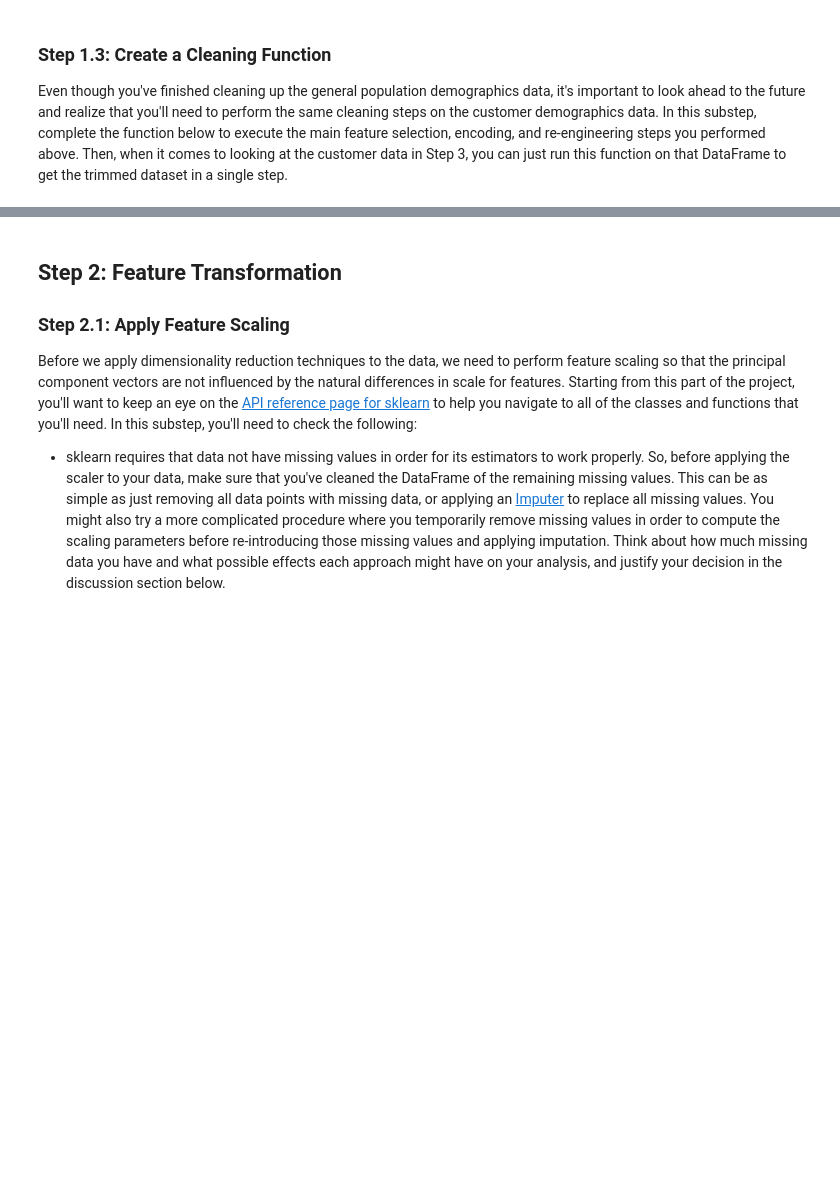
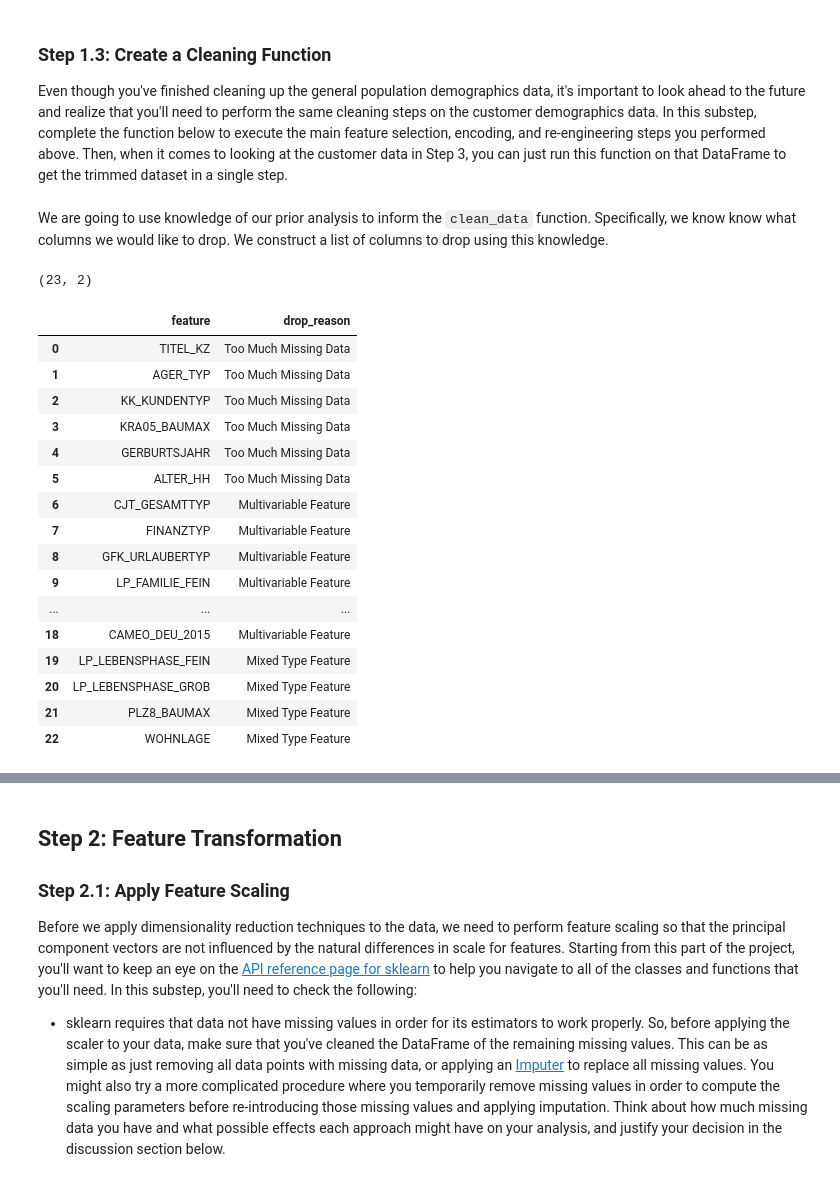
Before and after one commit to dguevar1/identify_customer_segments, a Jupyter notebook: Identify_Customer_Segments.ipynb, the cells around one changed output, grey strips where cells are left out. Drawn from its saved outputs; the diff is of its cells as text; code cells hidden in the pictures; blank space fills up the shorter version.

Commit message:
feat: Check-in updated clean_function.
This commit is to check-in the updated clean_function.

Resolves: #13

```diff
--- a/Identify_Customer_Segments.ipynb
+++ b/Identify_Customer_Segments.ipynb
@@ -2120,3 +2123,56 @@ array([ 1.,  0., nan])
 ### Step 1.3: Create a Cleaning Function
 
 Even though you've finished cleaning up the general population demographics data, it's important to look ahead to the future and realize that you'll need to perform the same cleaning steps on the customer demographics data. In this substep, complete the function below to execute the main feature selection, encoding, and re-engineering steps you performed above. Then, when it comes to looking at the customer data in Step 3, you can just run this function on that DataFrame to get the trimmed dataset in a single step.
+# %% [markdown]
+We are going to use knowledge of our prior analysis to inform the `clean_data` function. Specifically, we know know what columns we would like to drop. We construct a list of columns to drop using this knowledge.
+# %%
+features_to_drop = [{'feature':'TITEL_KZ', 'drop_reason':'Too Much Missing Data'},
+                    {'feature':'AGER_TYP', 'drop_reason':'Too Much Missing Data'},
+                    {'feature':'KK_KUNDENTYP', 'drop_reason':'Too Much Missing Data'},
+                    {'feature':'KRA05_BAUMAX', 'drop_reason':'Too Much Missing Data'},
+                    {'feature':'GERBURTSJAHR', 'drop_reason':'Too Much Missing Data'},
+                    {'feature':'ALTER_HH', 'drop_reason':'Too Much Missing Data'},
+                    {'feature':'CJT_GESAMTTYP', 'drop_reason':'Multivariable Feature'},
+                    {'feature':'FINANZTYP', 'drop_reason':'Multivariable Feature'},
+                    {'feature':'GFK_URLAUBERTYP', 'drop_reason':'Multivariable Feature'},
+                    {'feature':'LP_FAMILIE_FEIN', 'drop_reason':'Multivariable Feature'},
+                    {'feature':'LP_FAMILIE_GROB', 'drop_reason':'Multivariable Feature'},
+                    {'feature':'LP_STATUS_FEIN', 'drop_reason':'Multivariable Feature'},
+                    {'feature':'LP_STATUS_GROB', 'drop_reason':'Multivariable Feature'},
+                    {'feature':'NATIONALITAET_KZ', 'drop_reason':'Multivariable Feature'},
+                    {'feature':'SHOPPER_TYP', 'drop_reason':'Multivariable Feature'},
+                    {'feature':'ZABEOTYP', 'drop_reason':'Multivariable Feature'},
+                    {'feature':'GEBAEUDETYP', 'drop_reason':'Multivariable Feature'},
+                    {'feature':'CAMEO_DEUG_2015', 'drop_reason':'Multivariable Feature'},
+                    {'feature':'CAMEO_DEU_2015', 'drop_reason':'Multivariable Feature'},
+                    {'feature':'LP_LEBENSPHASE_FEIN', 'drop_reason':'Mixed Type Feature'},
+                    {'feature':'LP_LEBENSPHASE_GROB', 'drop_reason':'Mixed Type Feature'},
+                    {'feature':'PLZ8_BAUMAX', 'drop_reason':'Mixed Type Feature'},
+                    {'feature':'WOHNLAGE', 'drop_reason':'Mixed Type Feature'}
+                    ]
+# %%
+df_features_to_drop = pd.DataFrame(features_to_drop)
+# %%
+df_features_to_drop.shape
+# %% [output]
+(23, 2)
+# %%
+df_features_to_drop
+# %% [output]
+|  | feature | drop_reason |
+| 0 | TITEL_KZ | Too Much Missing Data |
+| 1 | AGER_TYP | Too Much Missing Data |
+| 2 | KK_KUNDENTYP | Too Much Missing Data |
+| 3 | KRA05_BAUMAX | Too Much Missing Data |
+| 4 | GERBURTSJAHR | Too Much Missing Data |
+| 5 | ALTER_HH | Too Much Missing Data |
+| 6 | CJT_GESAMTTYP | Multivariable Feature |
+| 7 | FINANZTYP | Multivariable Feature |
+| 8 | GFK_URLAUBERTYP | Multivariable Feature |
+| 9 | LP_FAMILIE_FEIN | Multivariable Feature |
+| ... | ... | ... |
+| 18 | CAMEO_DEU_2015 | Multivariable Feature |
+| 19 | LP_LEBENSPHASE_FEIN | Mixed Type Feature |
+| 20 | LP_LEBENSPHASE_GROB | Mixed Type Feature |
+| 21 | PLZ8_BAUMAX | Mixed Type Feature |
+| 22 | WOHNLAGE | Mixed Type Feature |
```
Also changed, not shown: parts of 6 cells of this notebook.
